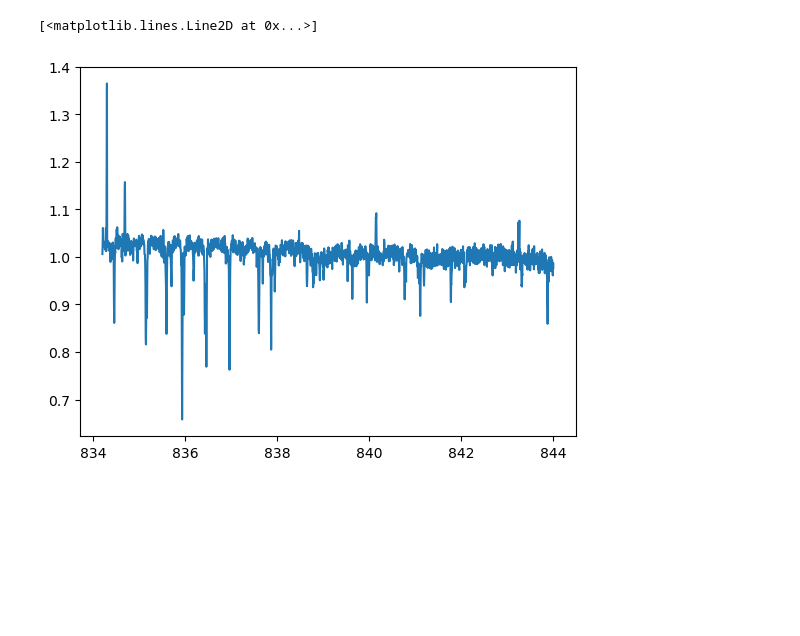
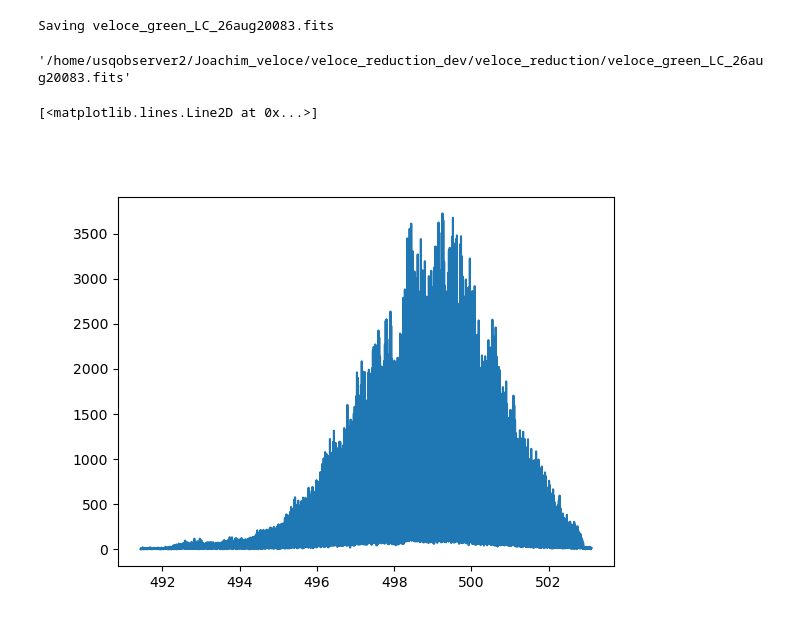
Before and after one commit to joakru-astro/veloce_reduction, a Jupyter notebook: veloce_wave_calib.ipynb, the cells around one changed output. Drawn from its saved outputs; the diff is of its cells as text; code cells hidden in the pictures; blank space fills up the shorter version.

```diff
--- a/veloce_wave_calib.ipynb
+++ b/veloce_wave_calib.ipynb
@@ -124,2 +122,4 @@ corrected_blazes = blazes[1:]
+# %%
+extracted_LC, extracted_LC_imgs = veloce_reduction_tools.extract_orders_with_trace(image_substracted_bias, traces)
 # %%
-WAVE = veloce_reduction_tools.calibrate_orders_to_wave(corrected_science_orders, Y0[0], COEFFS)
+wave = veloce_reduction_tools.calibrate_orders_to_wave(extracted_LC, Y0, COEFFS, traces=traces)
@@ -168,33 +125,0 @@ plt.show()
-# %%
-final_wave = []
-final_flux = []
-for wave, extracted_science_order, blaze in zip(WAVE, corrected_science_orders, corrected_blazes):
-    y = np.array(blaze, dtype=np.float64)
-
-    ysm = median_filter(y,50)
-    ysm /= max(ysm)
-
-    flux = extracted_science_order.copy()
-    flux /= ysm
-    flux /= np.median(flux)
-    # flux = normalize_order(flux, order=1)
-
-    # plt.ylim(0,1.5)
-    pix_max = len(wave)
-    cutoff = 1000
-    # plt.plot(wave, flux, c='lightgrey')
-    # plt.plot(wave[cutoff:pix_max-cutoff], flux[cutoff:pix_max-cutoff], c='blue')
-    # plt.plot(wave, median_filter(flux,100), c='green')
-    final_wave.append(wave[cutoff:pix_max-cutoff])
-    final_flux.append(flux[cutoff:pix_max-cutoff])
-
-final_wave = np.array(final_wave)
-final_flux = np.array(final_flux)
-
-# plt.show()
-# %%
-n=8
-plt.plot(final_wave[n],final_flux[n])
-# %% [output]
-[<matplotlib.lines.Line2D at 0x...>]
-[figure, removed]
@@ -204,0 +126,12 @@ np.savez('veloce_blaze_green_wave', wave=WAVE, blaze=corrected_blazes)
+# %%
+filename = 'veloce_green_LC_'+'26aug20083.fits'
+print(f'Saving {filename}')
+veloce_reduction_tools.save_extracted_spectrum_fits(filename, os.getcwd(), wave, extracted_LC, header)
+# %% [output]
+Saving veloce_green_LC_26aug20083.fits
+'/home/usqobserver2/Joachim_veloce/veloce_reduction_dev/veloce_reduction/veloce_green_LC_26aug20083.fits'
+# %%
+plt.plot(wave[20], extracted_LC[20])
+# %% [output]
+[<matplotlib.lines.Line2D at 0x...>]
+[figure, added]
```
Also changed, not shown: parts of 29 cells of this notebook, 3 other files.
